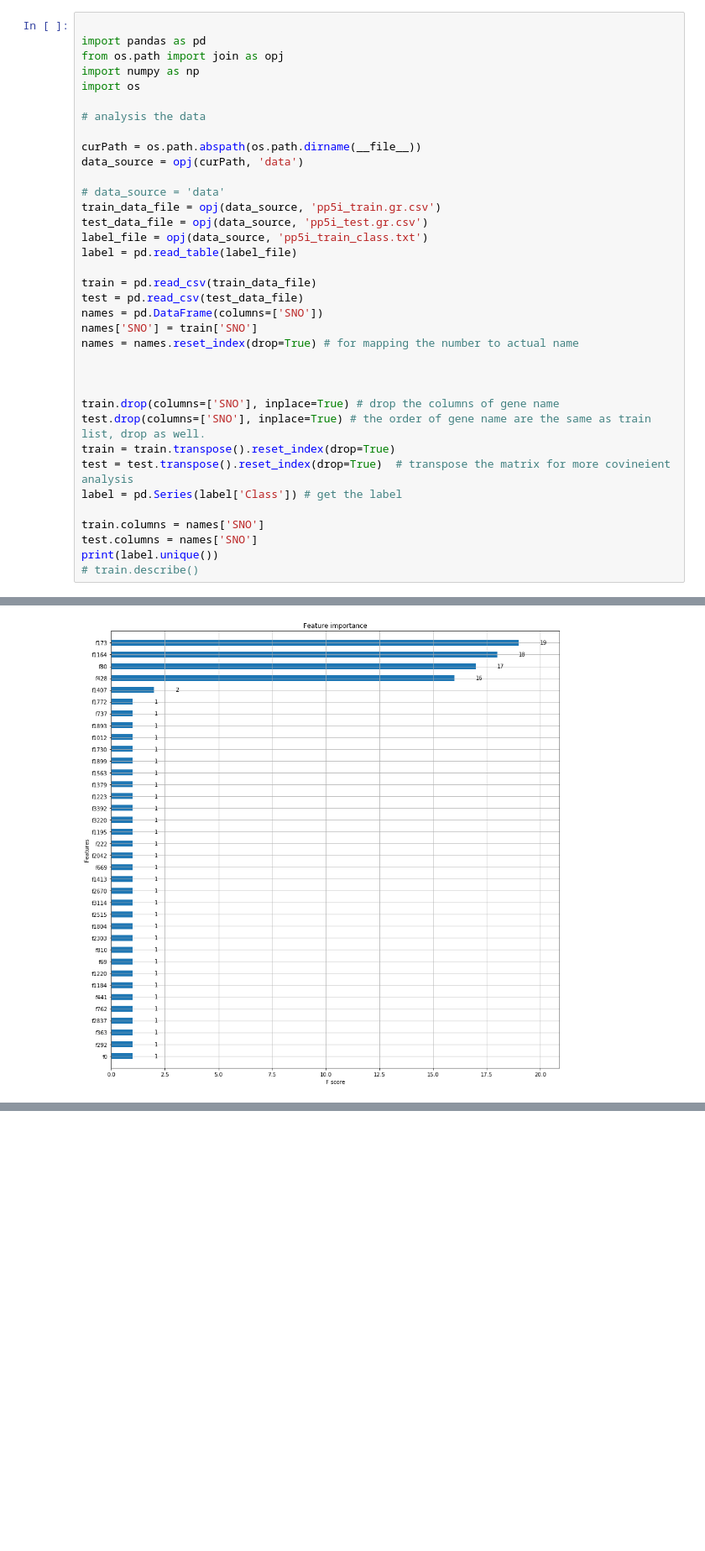
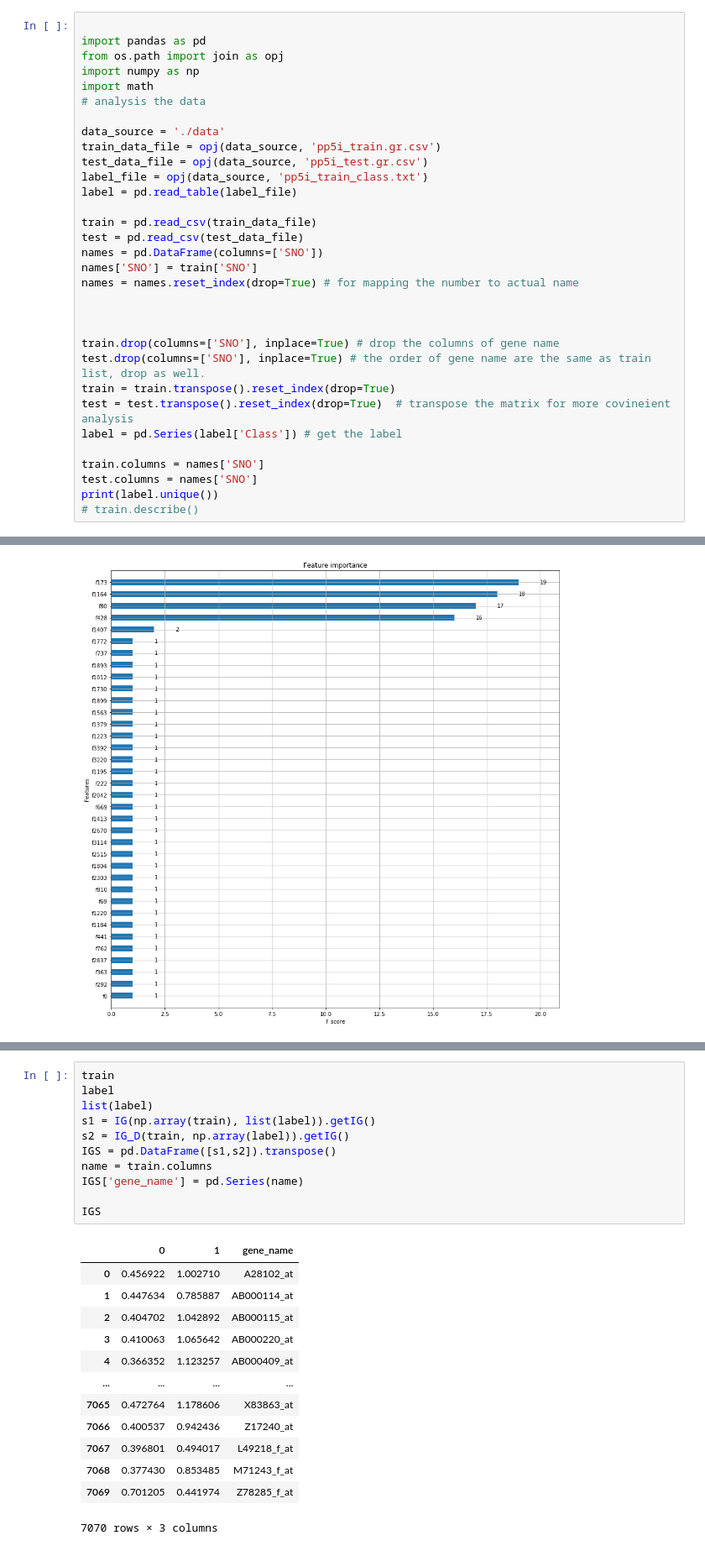
Before and after one commit to victordefoe/GatherAlgorithms, a Jupyter notebook: data_mining/gene_analysis.ipynb, the cells around one changed output, grey strips where cells are left out. Shown at 84% size. Drawn from its saved outputs; the diff is of its cells as text; blank space fills up the shorter version.

```diff
--- a/data_mining/gene_analysis.ipynb
+++ b/data_mining/gene_analysis.ipynb
@@ -12,14 +12,10 @@
 import pandas as pd
 from os.path import join as opj
 import numpy as np
-import os
-
+import math
 # analysis the data
 
-curPath = os.path.abspath(os.path.dirname(__file__))
-data_source = opj(curPath, 'data')
-
-# data_source = 'data'
+data_source = './data'
 train_data_file = opj(data_source, 'pp5i_train.gr.csv')
 test_data_file = opj(data_source, 'pp5i_test.gr.csv')
 label_file = opj(data_source, 'pp5i_train_class.txt')
@@ -177,0 +301,25 @@ plt.show()
+# %%
+train
+label
+list(label)
+s1 = IG(np.array(train), list(label)).getIG()
+s2 = IG_D(train, np.array(label)).getIG()
+IGS = pd.DataFrame([s1,s2]).transpose()
+name = train.columns
+IGS['gene_name'] = pd.Series(name)
+
+IGS
+# %% [output]
+|  | 0 | 1 | gene_name |
+| 0 | 0.456922 | 1.002710 | A28102_at |
+| 1 | 0.447634 | 0.785887 | AB000114_at |
+| 2 | 0.404702 | 1.042892 | AB000115_at |
+| 3 | 0.410063 | 1.065642 | AB000220_at |
+| 4 | 0.366352 | 1.123257 | AB000409_at |
+| ... | ... | ... | ... |
+| 7065 | 0.472764 | 1.178606 | X83863_at |
+| 7066 | 0.400537 | 0.942436 | Z17240_at |
+| 7067 | 0.396801 | 0.494017 | L49218_f_at |
+| 7068 | 0.377430 | 0.853485 | M71243_f_at |
+| 7069 | 0.701205 | 0.441974 | Z78285_f_at |
+7070 rows × 3 columns
```
Also changed, not shown: parts of 11 cells of this notebook.
